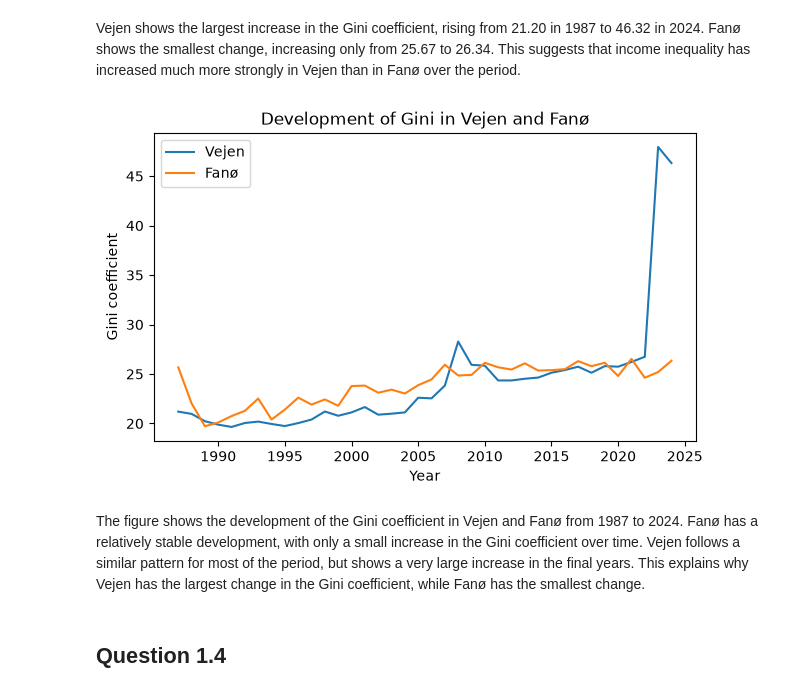
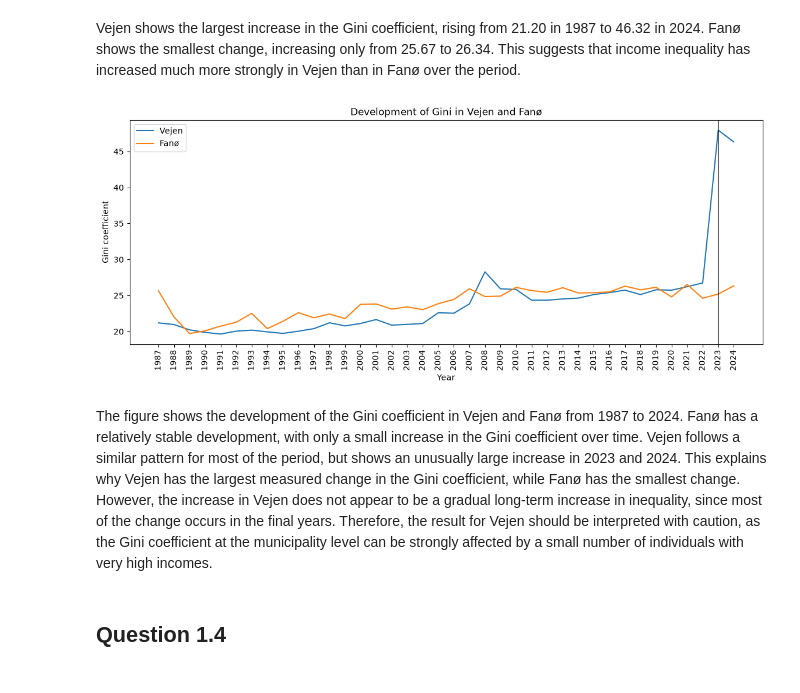
Before and after one commit to NumEconCopenhagen/projects-2025-philippa-ronya, a Jupyter notebook: 01_dataproject/dataproject.ipynb, the cells around one changed output. Saved outputs shown, nothing was run; the diff lists cells and outputs as text; code cells hidden in the pictures.

```diff
--- a/01_dataproject/dataproject.ipynb
+++ b/01_dataproject/dataproject.ipynb
@@ -332,35 +347,45 @@ display(smallest_change)
 Vejen shows the largest increase in the Gini coefficient, rising from 21.20 in 1987 to 46.32 in 2024. Fanø shows the smallest change, increasing only from 25.67 to 26.34. This suggests that income inequality has increased much more strongly in Vejen than in Fanø over the period.
 # %%
 # Select data for Vejen and Fanø
+import black
+
+
 vejen = dp2.gini_municipalities[
     dp2.gini_municipalities['KOMMUNEDK'] == 'Vejen'
 ]
 
 fano = dp2.gini_municipalities[
     dp2.gini_municipalities['KOMMUNEDK'] == 'Fanø'
 ]
 
 # Plot the development of Gini over time
-fig = plt.figure(figsize=(7, 4))
+fig = plt.figure(figsize=(14, 5))
 ax = fig.add_subplot(111)
 
 # Sorting after the years
 vejen = vejen.sort_values('TID')
 fano = fano.sort_values('TID')
 
 ax.plot(vejen['TID'], vejen['GINI'], label='Vejen')
 ax.plot(fano['TID'], fano['GINI'], label='Fanø')
 
 ax.set_title('Development of Gini in Vejen and Fanø')
 ax.set_xlabel('Year')
 ax.set_ylabel('Gini coefficient')
 
+# Show every year on the x-axis
+ax.set_xticks(range(first_year, latest_year + 1))
+ax.tick_params(axis='x', rotation=90)
+
+# Highlight 2023
+ax.axvline(x=2023, linestyle='-',color = 'black', alpha=0.6)
+
 ax.legend()
 plt.show()
 # %% [output]
-[figure, old version]
+[figure, new version]
 # %% [markdown]
-The figure shows the development of the Gini coefficient in Vejen and Fanø from 1987 to 2024. Fanø has a relatively stable development, with only a small increase in the Gini coefficient over time. Vejen follows a similar pattern for most of the period, but shows a very large increase in the final years. This explains why Vejen has the largest change in the Gini coefficient, while Fanø has the smallest change.
+The figure shows the development of the Gini coefficient in Vejen and Fanø from 1987 to 2024. Fanø has a relatively stable development, with only a small increase in the Gini coefficient over time. Vejen follows a similar pattern for most of the period, but shows an unusually large increase in 2023 and 2024. This explains why Vejen has the largest measured change in the Gini coefficient, while Fanø has the smallest change. However, the increase in Vejen does not appear to be a gradual long-term increase in inequality, since most of the change occurs in the final years. Therefore, the result for Vejen should be interpreted with caution, as the Gini coefficient at the municipality level can be strongly affected by a small number of individuals with very high incomes.
 # %% [markdown]
 ## Question 1.4
 # %%
```
Also changed, not shown: parts of 5 cells of this notebook, 1 other file.
